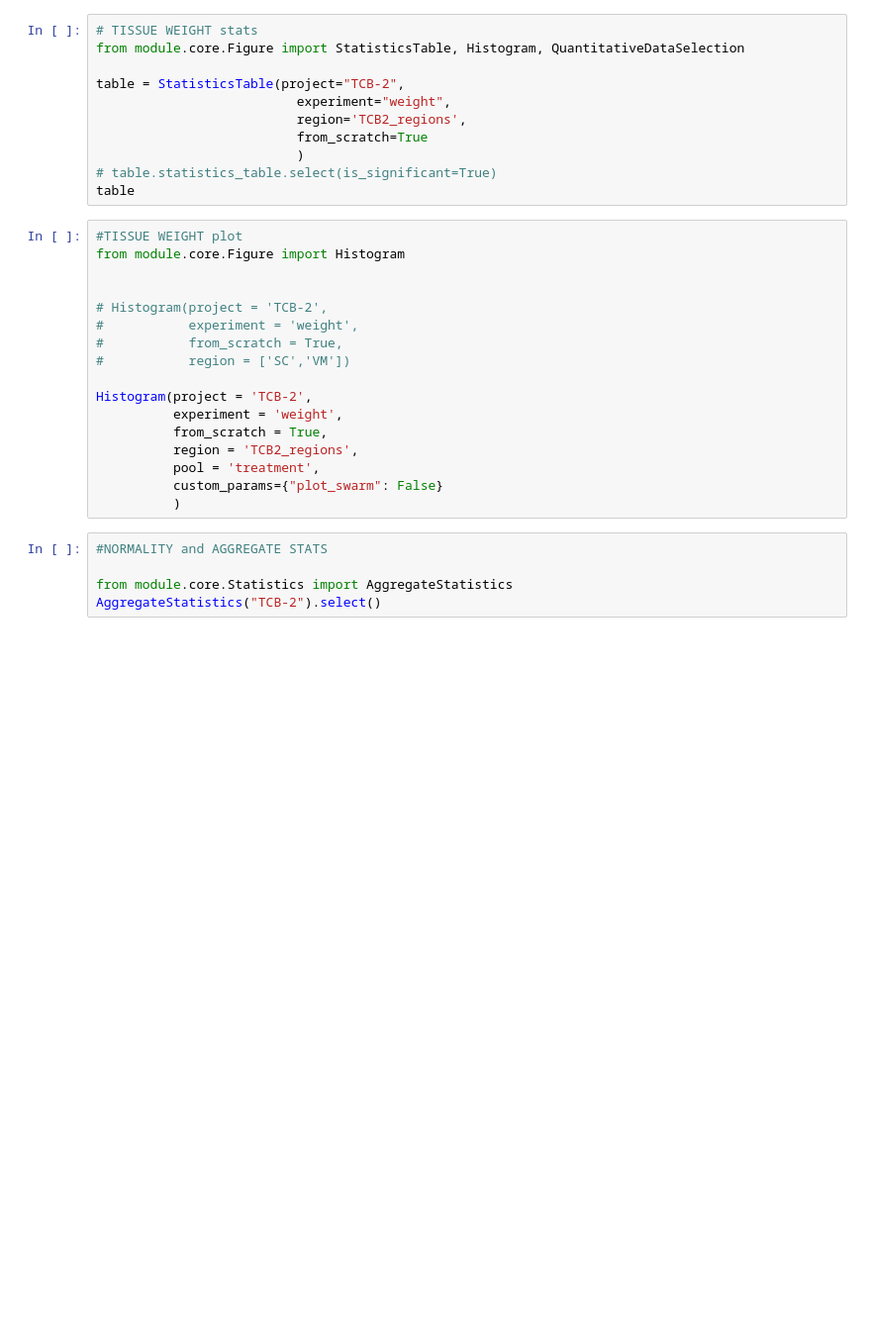
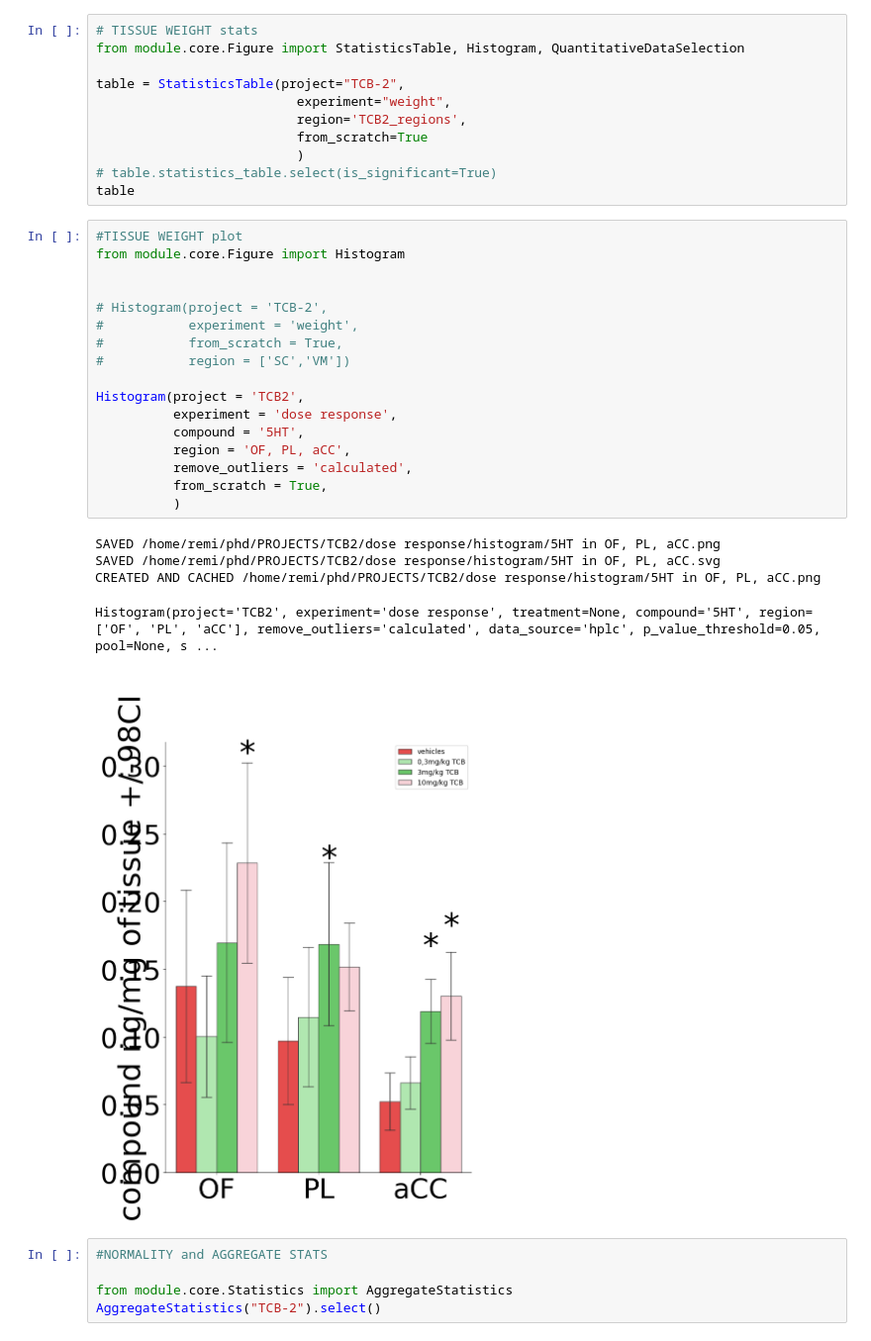
Before and after one commit to remicorne/phd, a Jupyter notebook: INTERFACE.ipynb, the cells around one changed output. Shown: that part at 99% size. Cells and saved outputs as stored; diff of their text form; blank space fills up the shorter version.

```diff
--- a/INTERFACE.ipynb
+++ b/INTERFACE.ipynb
@@ -28,20 +28,26 @@ table
 # %%
 #TISSUE WEIGHT plot
 from module.core.Figure import Histogram
 
 
 # Histogram(project = 'TCB-2',
 #           experiment = 'weight',
 #           from_scratch = True,
 #           region = ['SC','VM'])
 
-Histogram(project = 'TCB-2',
-          experiment = 'weight',
+Histogram(project = 'TCB2',
+          experiment = 'dose response',
+          compound = '5HT',
+          region = 'OF, PL, aCC',
+          remove_outliers = 'calculated',
           from_scratch = True,
-          region = 'TCB2_regions',
-          pool = 'treatment',
-          custom_params={"plot_swarm": False}
           )
+# %% [output]
+SAVED /home/remi/phd/PROJECTS/TCB2/dose response/histogram/5HT in OF, PL, aCC.png
+SAVED /home/remi/phd/PROJECTS/TCB2/dose response/histogram/5HT in OF, PL, aCC.svg
+CREATED AND CACHED /home/remi/phd/PROJECTS/TCB2/dose response/histogram/5HT in OF, PL, aCC.png
+Histogram(project='TCB2', experiment='dose response', treatment=None, compound='5HT', region=['OF', 'PL', 'aCC'], remove_outliers='calculated', data_source='hplc', p_value_threshold=0.05, pool=None, s ...
+[figure, added]
 # %%
 #NORMALITY and AGGREGATE STATS
 
```
